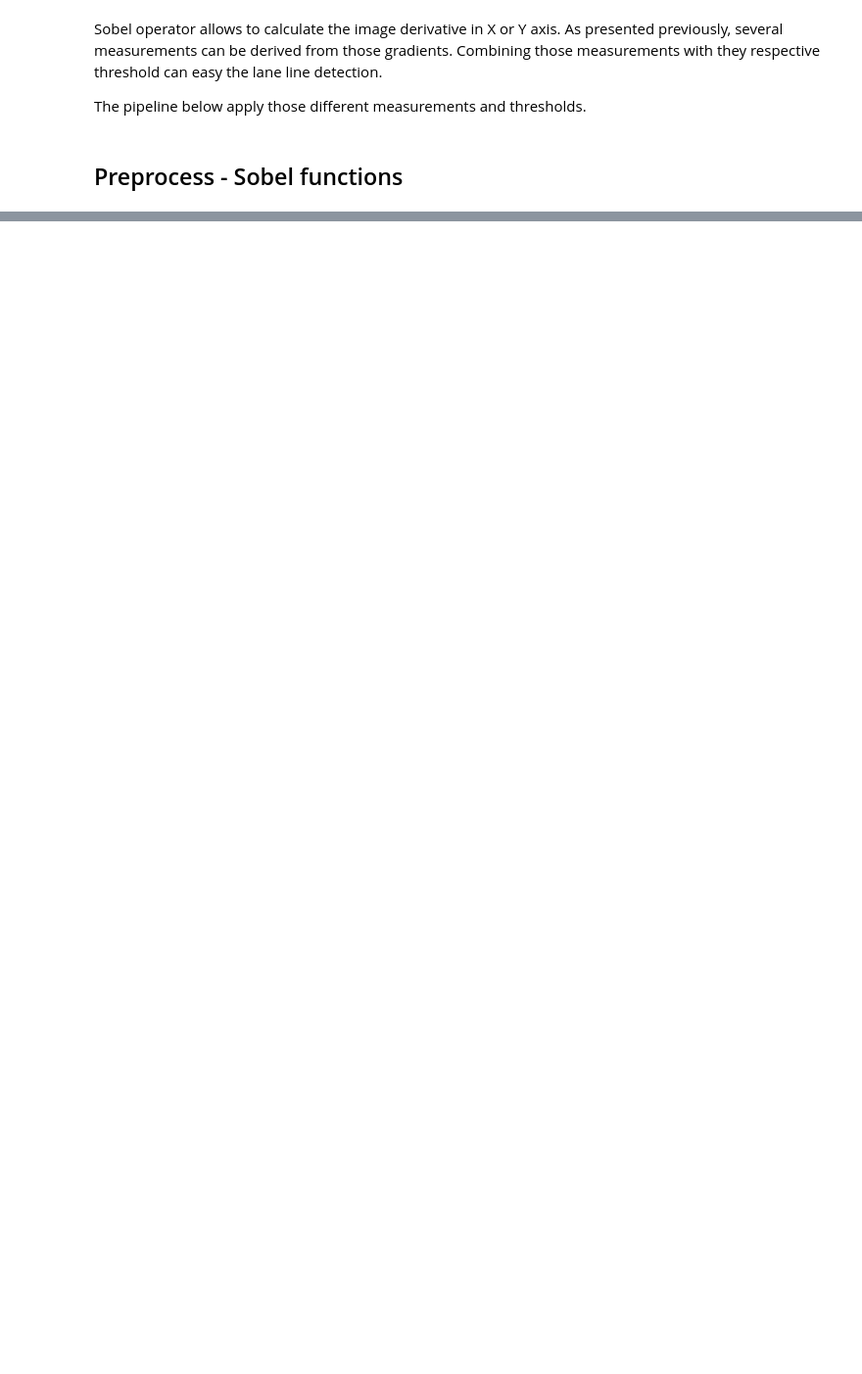
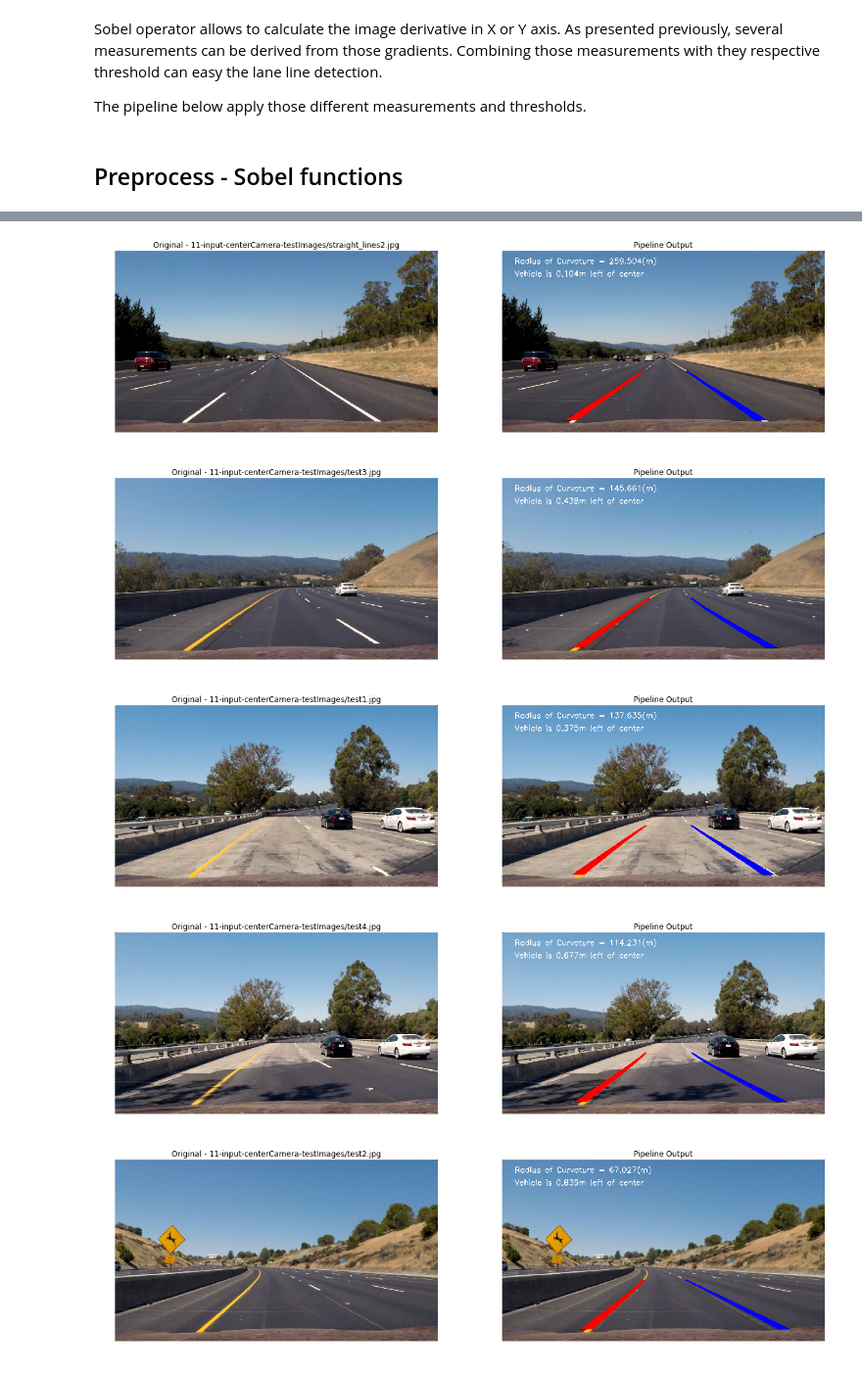
Before and after one commit to mahumberto/course-udacity-selfDrivingCarND, a Jupyter notebook: term1-computerVision-DeepLearning/11-proj-advancedLaneFinding/02-proj-advancedLaneFinding.ipynb, the cells around one changed output, grey strips where cells are left out. Shown at 98% size. Saved outputs shown, nothing was run; the diff lists cells and outputs as text; code cells hidden in the pictures; blank space fills up the shorter version.

```diff
--- a/term1-computerVision-DeepLearning/11-proj-advancedLaneFinding/02-proj-advancedLaneFinding.ipynb
+++ b/term1-computerVision-DeepLearning/11-proj-advancedLaneFinding/02-proj-advancedLaneFinding.ipynb
@@ -337,0 +441,16 @@ getPipe = pipelineAdvancedLaneFinding(img, True)
+# %%
+import glob
+import os
+images = glob.glob(testImage_DIR + '*.jpg')
+
+for fname in images:
+    img = mpimg.imread(fname)
+    out = pipelineAdvancedLaneFinding(img, False)
+    file = os.path.basename(fname)
+    pltCompare(img, 'Original - {}'.format(fname), out, 'Pipeline Output')
+# %% [output]
+[figure, added]
+[figure, added]
+[figure, added]
+[figure, added]
+[figure, added]
```
Also changed, not shown: parts of 25 cells of this notebook, 1 other file.
